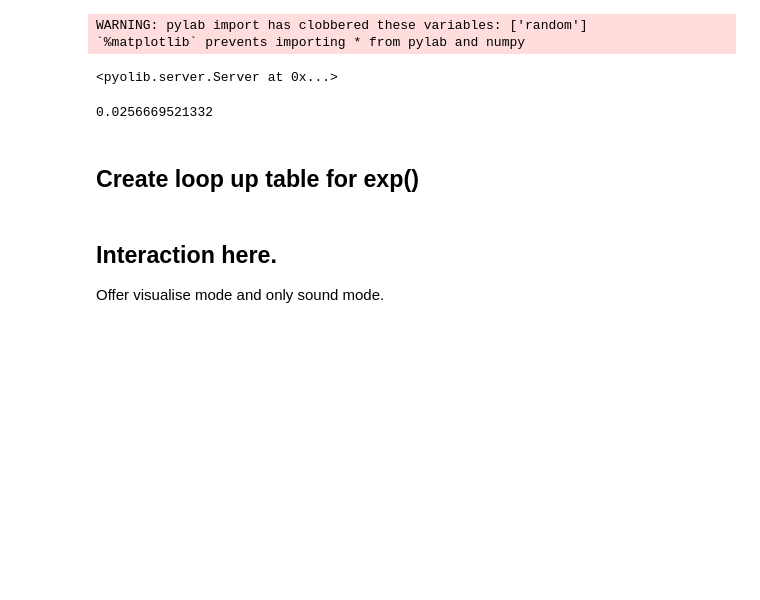
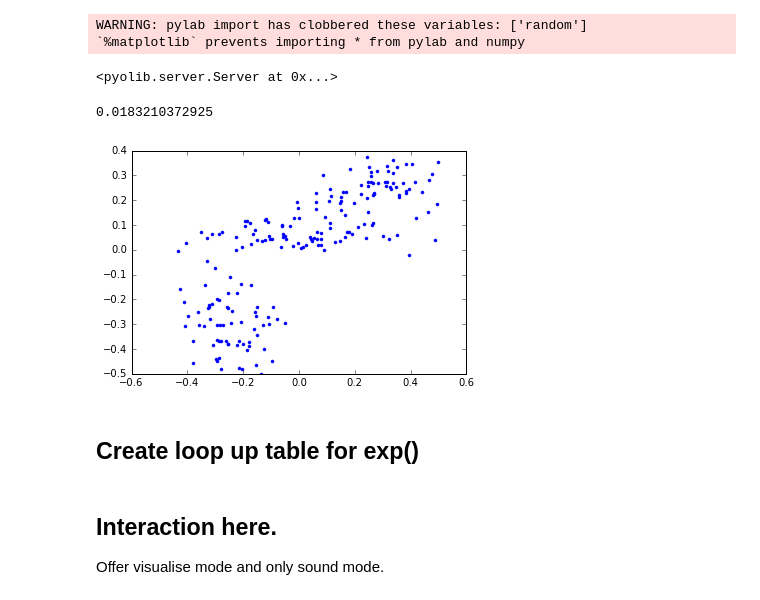
Before and after one commit to wiccy46/MBSison16, a Jupyter notebook: ptmain.ipynb, the cells around one changed output. Cells and saved outputs as stored; diff of their text form; code cells hidden in the pictures; blank space fills up the shorter version.

Commit message:
Add dataGen with cluster control

```diff
--- a/ptmain.ipynb
+++ b/ptmain.ipynb
@@ -91,7 +91,8 @@ def createExpTable( dim, sigma, exp_resolution = 1000000 ):
 
 def updateExpTable(sigma, delta_dis):
     sigma2 = sigma * sigma
-    return exp(- delta_dis/sigma2)/sigma2
+    # Try 2 time sigma2
+    return exp(- delta_dis/(2 *sigma2))/sigma2
 # %%
 # Currently this plotpot is only for interactive mode.
 # Eventually, data visualisation is not needed because it is aimed just for the sonification.
@@ -141,6 +142,20 @@ def stdData(data, dim):
         data[:,i] = data[:,i] / np.max(np.absolute(data[:,i]))
         data[:,i] = data[:,i] / 2
     return data
+
+# Generate data set based of dimension and num_of_cluster.
+def dataGen(row,dim, c):
+    N = row * dim
+    data = np.zeros((N,dim)) # initialise data
+    mu = 0 # Mean.
+    sigma = 0.2
+    overlap = 0.1
+    for i in range(c):
+        for j in range(dim):
+            sigma = np.random.rand()
+            data[i*int(N/c) : i*int(N/c)+ int(N/c) , j] = np.random.normal(mu, sigma, int(N/c))
+            mu = mu + sigma + (np.random.rand() - 0.5) * 0.3
+    return stdData(data, dim)
 # %%
 %%cython
 cimport numpy as np
@@ -251,36 +267,35 @@ def PTSM(np.ndarray[np.float64_t, ndim = 1] pos, np.ndarray[np.float64_t, ndim =
 # %%
 # if testMode == T, a random example is used as the data.
 # else, you can load the actual data txt files.
 testMode = True
 if testMode == True:
-    dim = 5
-    data = np.random.rand(500, dim) - np.ones(dim)* 0.5
-#     data = np.random.rand(500,2)-[0.5,  0.5]
+    data = dataGen(row = 100, dim = 2, c = 3)
     N, dim = data.shape[0], data.shape[1]
-#     plot(data[:,0], data[:,1], ".")
+    plot(data[:, 0], data[:,1], ".")
 
 else:
     # Load test data from file
 #     data = np.loadtxt("data/dim032.txt")
     # Still have problem loading csv file.
     data = np.genfromtxt("data/posture.csv",delimiter=",", skip_header = 1)
     headers = np.genfromtxt("data/posture.csv", dtype = np.str_, delimiter = ",", max_rows = 1 )
     N, dim = data.shape[0], data.shape[1]
 #     data = stdData(data, dim)
 #     plot(data[:,0], data[:,1], ".")
 
 # Create exp lookup
 exp_resolution = 1000000 # Resolution for lookup table
 delta_dis = np.linspace(0.0, dim, num = exp_resolution) # Range of distance difference.
-m_comp = 0.001 # mass compensation
+# m_comp = 0.001 # mass compensation
 norm_max = dim
 sigma = 0.1
 t0 = time.time()
 exp_table = updateExpTable(sigma, delta_dis)
 t1 = time.time()
 print (t1 - t0)
 # %% [output]
-0.0256669521332
+0.0183210372925
+[figure, added]
 # %% [markdown]
 ## Create loop up table for exp()
 # %% [markdown]
```
Also changed, not shown: parts of 6 cells of this notebook.
